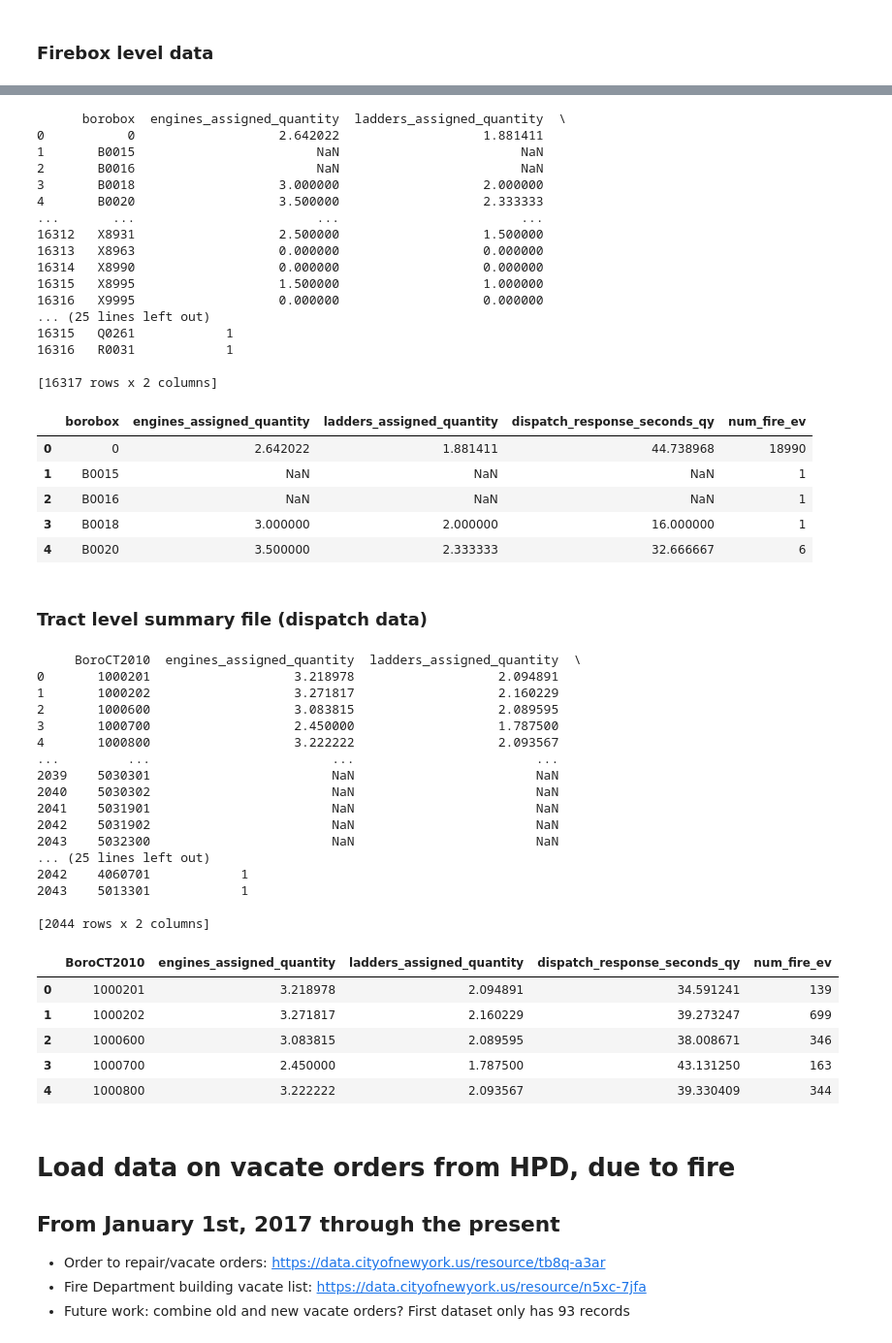
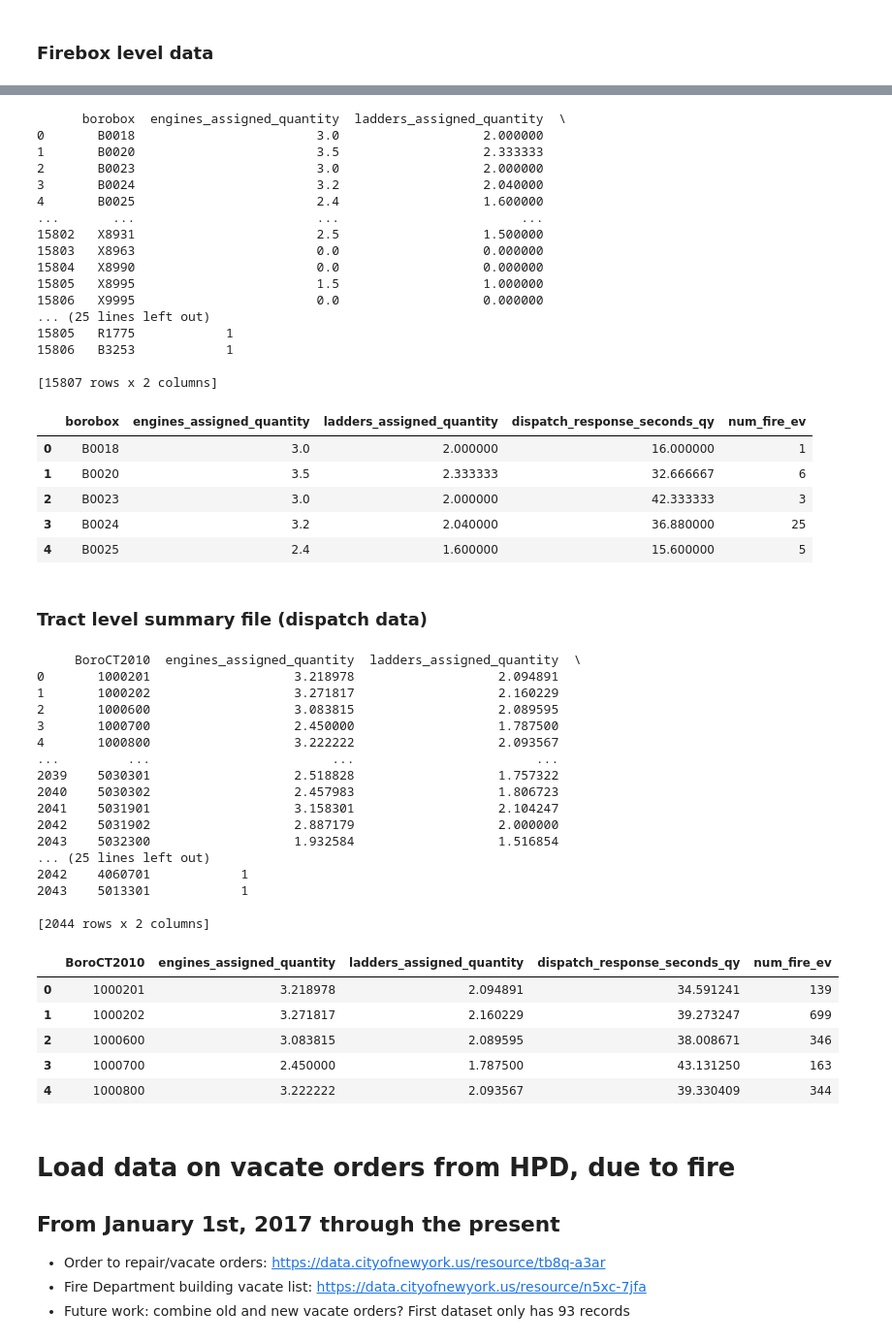
Before and after one commit to KaiElwood/machine-learning-final, a Jupyter notebook: code/00b_data_processing.ipynb, the cells around one changed output, grey strips where cells are left out. Shown at 97% size. Saved outputs shown, nothing was run; the diff lists cells and outputs as text; code cells hidden in the pictures.

```diff
--- a/code/00b_data_processing.ipynb
+++ b/code/00b_data_processing.ipynb
@@ -138,7 +152,9 @@ fire_ev["borobox"]= np.select( [fire_ev["alarm_box_borough"] == "QUEENS",\
                                fire_ev["alarm_box_borough"] == "MANHATTAN",\
                                fire_ev["alarm_box_borough"] == "BRONX",\
                                fire_ev["alarm_box_borough"] == "BROOKLYN",\
-                               fire_ev["alarm_box_borough"] == "STATEN ISLAND"], ["Q" + fire_ev["alarm_box_number_char"],\
+                               (fire_ev["alarm_box_borough"] == "STATEN ISLAND" )| \
+                               (fire_ev['alarm_box_borough'] == "RICHMOND / STATEN ISLAND")], \
+                                                                        ["Q" + fire_ev["alarm_box_number_char"],\
                                                                          "M" + fire_ev["alarm_box_number_char"],\
                                                                          "X" + fire_ev["alarm_box_number_char"],\
                                                                          "B" + fire_ev["alarm_box_number_char"],\
@@ -161,2 +180,5 @@ fire_ev
 # %% [markdown]
 ### Firebox level data
+# %%
+fire_ev_box= fire_ev.merge(alarm_box_t, on = "borobox", how = "left")
+fire_ev_box.head()
@@ -163,40 +193,37 @@ fire_ev
 # %%
-fire_ev_box= fire_ev.merge(alarm_box_t, on = "borobox", how = "outer")
-fire_ev_box
-
-fire_box_avgs= fire_ev_tracts.groupby("borobox")[["engines_assigned_quantity", "ladders_assigned_quantity", "highest_alarm_level",\
+fire_box_avgs= fire_ev_box.groupby("borobox")[["engines_assigned_quantity", "ladders_assigned_quantity", "highest_alarm_level",\
                                  "dispatch_response_seconds_qy"]].mean().reset_index()
-fire_box_counts= fire_ev_tracts["borobox"].value_counts().reset_index().rename({"index":"borobox", "borobox":"num_fire_ev"},\
+fire_box_counts= fire_ev_box["borobox"].value_counts().reset_index().rename({"index":"borobox", "borobox":"num_fire_ev"},\
                                                                                    axis = 1)
 print(fire_box_avgs)
 print(fire_box_counts)
 
 fire_box_sum= fire_box_avgs.merge(fire_box_counts, on = "borobox", how = "outer")
 fire_box_sum.head()
 # %% [output]
       borobox  engines_assigned_quantity  ladders_assigned_quantity  \
-0           0                   2.642022                   1.881411
-1       B0015                        NaN                        NaN
-2       B0016                        NaN                        NaN
-3       B0018                   3.000000                   2.000000
-4       B0020                   3.500000                   2.333333
+0       B0018                        3.0                   2.000000
+1       B0020                        3.5                   2.333333
+2       B0023                        3.0                   2.000000
+3       B0024                        3.2                   2.040000
+4       B0025                        2.4                   1.600000
 ...       ...                        ...                        ...
-16312   X8931                   2.500000                   1.500000
-16313   X8963                   0.000000                   0.000000
-16314   X8990                   0.000000                   0.000000
-16315   X8995                   1.500000                   1.000000
-16316   X9995                   0.000000                   0.000000
+15802   X8931                        2.5                   1.500000
+15803   X8963                        0.0                   0.000000
+15804   X8990                        0.0                   0.000000
+15805   X8995                        1.5                   1.000000
+15806   X9995                        0.0                   0.000000
 ... (25 lines left out)
-16315   Q0261            1
-16316   R0031            1
+15805   R1775            1
+15806   B3253            1
 
-[16317 rows x 2 columns]
+[15807 rows x 2 columns]
 |  | borobox | engines_assigned_quantity | ladders_assigned_quantity | dispatch_response_seconds_qy | num_fire_ev |
-| 0 | 0 | 2.642022 | 1.881411 | 44.738968 | 18990 |
-| 1 | B0015 | NaN | NaN | NaN | 1 |
-| 2 | B0016 | NaN | NaN | NaN | 1 |
-| 3 | B0018 | 3.000000 | 2.000000 | 16.000000 | 1 |
-| 4 | B0020 | 3.500000 | 2.333333 | 32.666667 | 6 |
+| 0 | B0018 | 3.0 | 2.000000 | 16.000000 | 1 |
+| 1 | B0020 | 3.5 | 2.333333 | 32.666667 | 6 |
+| 2 | B0023 | 3.0 | 2.000000 | 42.333333 | 3 |
+| 3 | B0024 | 3.2 | 2.040000 | 36.880000 | 25 |
+| 4 | B0025 | 2.4 | 1.600000 | 15.600000 | 5 |
 # %%
 fire_box_sum.to_csv(os.join(out, "fire_box_sum.csv"))
 # %% [markdown]
@@ -223,11 +250,11 @@ fire_tract_sum.head()
 3       1000700                   2.450000                   1.787500
 4       1000800                   3.222222                   2.093567
 ...         ...                        ...                        ...
-2039    5030301                        NaN                        NaN
-2040    5030302                        NaN                        NaN
-2041    5031901                        NaN                        NaN
-2042    5031902                        NaN                        NaN
-2043    5032300                        NaN                        NaN
+2039    5030301                   2.518828                   1.757322
+2040    5030302                   2.457983                   1.806723
+2041    5031901                   3.158301                   2.104247
+2042    5031902                   2.887179                   2.000000
+2043    5032300                   1.932584                   1.516854
 ... (25 lines left out)
 2042    4060701            1
 2043    5013301            1
```
Also changed, not shown: parts of 3 cells of this notebook, 1 other file.
